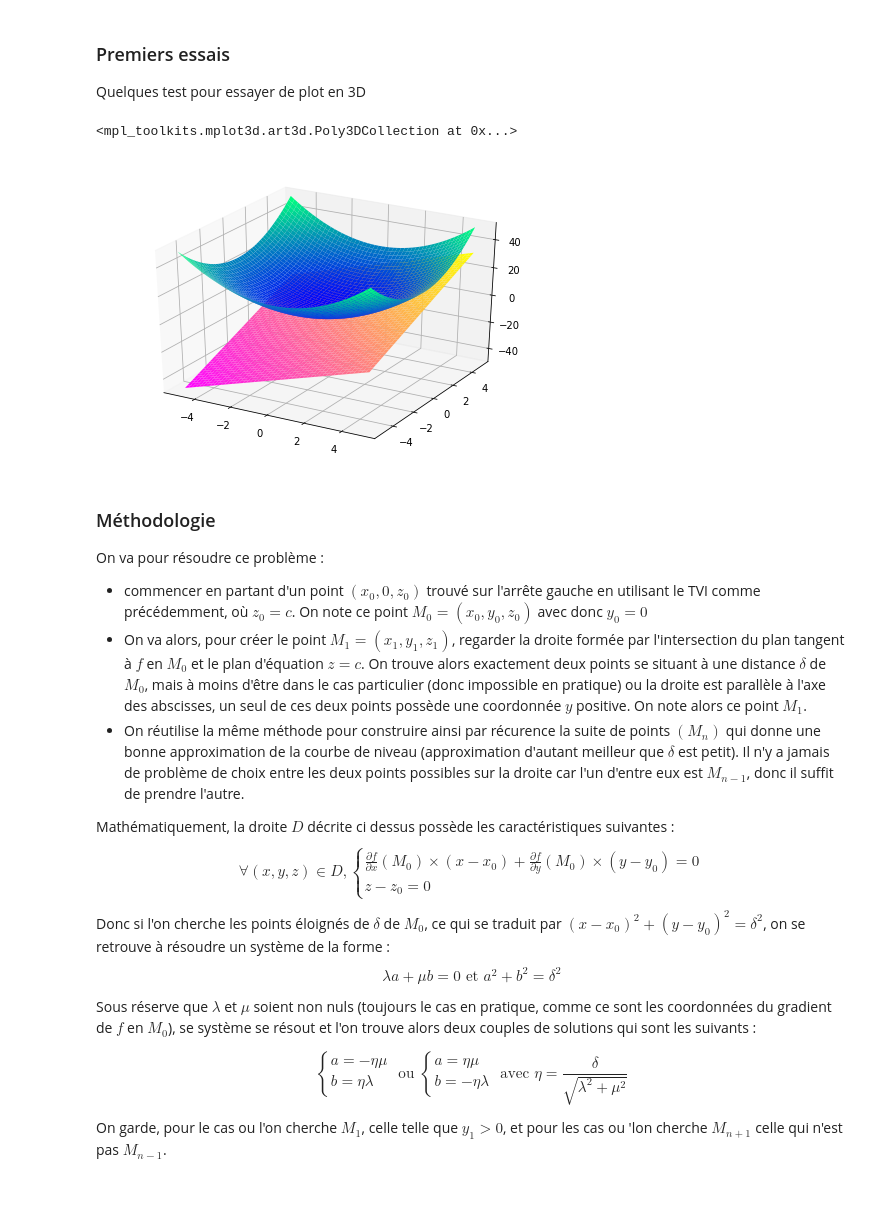
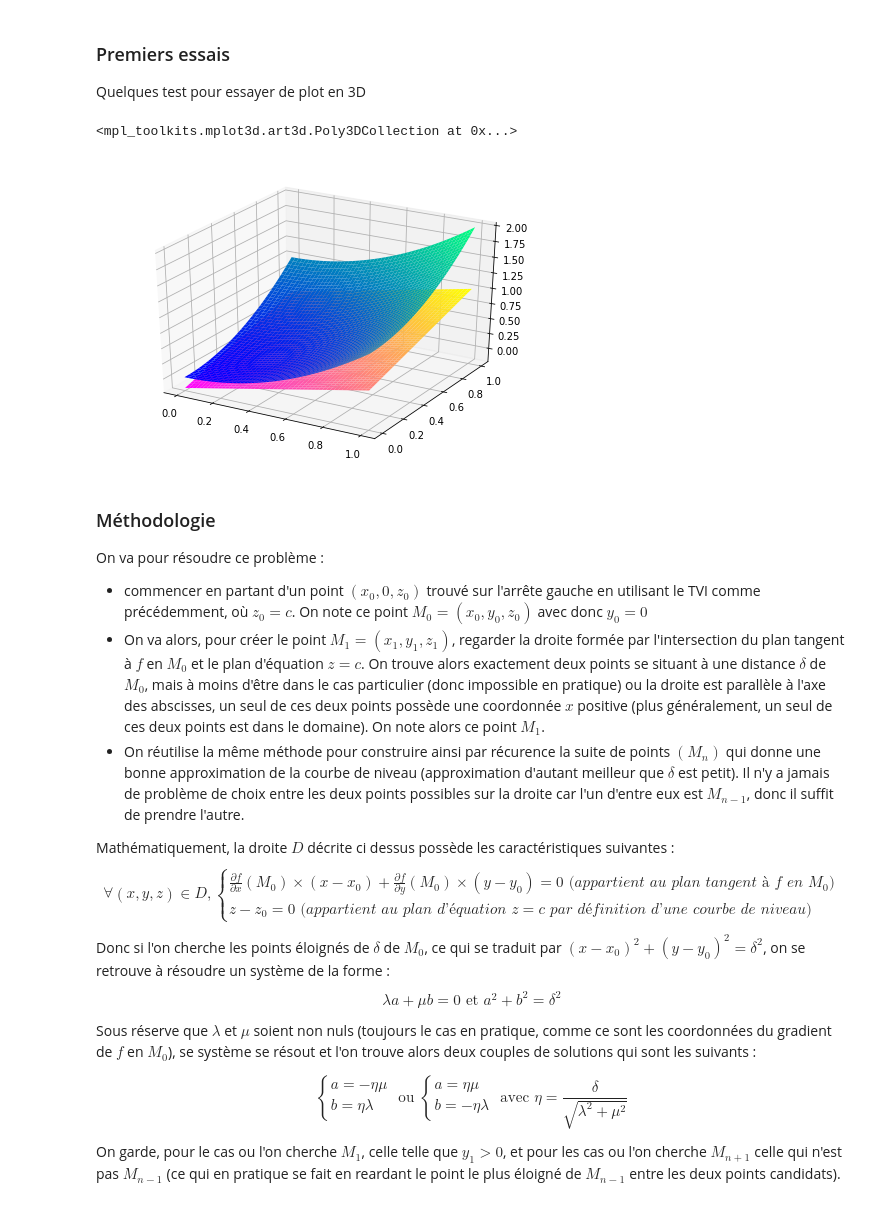
Before and after one commit to RSLLES/Projet_CD2, a Jupyter notebook: projet.ipynb, the cells around one changed output. Drawn from its saved outputs; the diff is of its cells as text; code cells hidden in the pictures.

```diff
--- a/projet.ipynb
+++ b/projet.ipynb
@@ -72,38 +72,39 @@ Quelques test pour essayer de plot en 3D
 # %%
 def f(x, y):
     """Fonction f avec laquelle on travaille"""
     return np.power(x,2) + np.power(y,2)
+    #return np.exp(-10*(np.power(x-0.5,2)+np.power(y-0.5,2)))
 
 #Création du graphe en 3D
-domain_x = np.linspace(-5, 5)
-domain_y = np.linspace(-5, 5)
+domain_x = np.linspace(0, 1)
+domain_y = np.linspace(0, 1)
 X, Y = np.meshgrid(domain_x, domain_y)
 fig = plt.figure()
 ax = Axes3D(fig)
 
 #On trace f
 ax.plot_surface(X, Y, f(X, Y), cmap='winter')
 
 #Test de tracé du plan tg en un point (x0,y0)
-x0,y0 = 2,2
+x0,y0 = 0.3,0.3
 planEnM = creerPlanTg(f, x0, y0)
 ax.plot_surface(X, Y, planEnM(X,Y), cmap='spring')
 # %% [output]
 <mpl_toolkits.mplot3d.art3d.Poly3DCollection at 0x...>
-[figure, old version]
+[figure, new version]
 # %% [markdown]
 ### Méthodologie
 On va pour résoudre ce problème :
 - commencer en partant d'un point $(x_0,0, z_0)$ trouvé sur l'arrête gauche en utilisant le TVI comme précédemment, où $z_0 = c$. On note ce point $M_0 = (x_0,y_0, z_0)$ avec donc $y_0 = 0$
-- On va alors, pour créer le point $M_1 = (x_1,y_1, z_1)$, regarder la droite formée par l'intersection du plan tangent à $f$ en $M_0$ et le plan d'équation $z=c$. On trouve alors exactement deux points se situant à une distance $\delta$ de $M_0$, mais à moins d'être dans le cas particulier (donc impossible en pratique) ou la droite est parallèle à l'axe des abscisses, un seul de ces deux points possède une coordonnée $y$ positive. On note alors ce point $M_1$.
+- On va alors, pour créer le point $M_1 = (x_1,y_1, z_1)$, regarder la droite formée par l'intersection du plan tangent à $f$ en $M_0$ et le plan d'équation $z=c$. On trouve alors exactement deux points se situant à une distance $\delta$ de $M_0$, mais à moins d'être dans le cas particulier (donc impossible en pratique) ou la droite est parallèle à l'axe des abscisses, un seul de ces deux points possède une coordonnée $x$ positive (plus généralement, un seul de ces deux points est dans le domaine). On note alors ce point $M_1$.
 - On réutilise la même méthode pour construire ainsi par récurence la suite de points $(M_n)$ qui donne une bonne approximation de la courbe de niveau (approximation d'autant meilleur que $\delta$ est petit). Il n'y a jamais de problème de choix entre les deux points possibles sur la droite car l'un d'entre eux est $M_{n-1}$, donc il suffit de prendre l'autre.
 
 
 Mathématiquement, la droite $D$ décrite ci dessus possède les caractéristiques suivantes :
 $$\forall (x,y,z) \in D, \left\{
     \begin{array}{ll}
-        \frac{\partial f}{\partial x}(M_0) \times (x-x_0) + \frac{\partial f}{\partial y}(M_0) \times (y-y_0) = 0 \\
-        z - z_0 = 0
+        \frac{\partial f}{\partial x}(M_0) \times (x-x_0) + \frac{\partial f}{\partial y}(M_0) \times (y-y_0) = 0 \textit{ (appartient au plan tangent à $f$ en $M_0$)}\\
+        z - z_0 = 0 \textit{ (appartient au plan d'équation $z = c$ par définition d'une courbe de niveau)}
     \end{array}
 \right.$$
 
@@ -127,7 +128,7 @@ $$\left\{
 \text{ avec } \eta = \frac{\delta}{\sqrt{\lambda^2 + \mu^2}}$$
 
 
-On garde, pour le cas ou l'on cherche $M_1$, celle telle que $y_1 >0$, et pour les cas ou 'lon cherche $M_{n+1}$ celle qui n'est pas $M_{n-1}$.
+On garde, pour le cas ou l'on cherche $M_1$, celle telle que $y_1 >0$, et pour les cas ou l'on cherche $M_{n+1}$ celle qui n'est pas $M_{n-1}$ (ce qui en pratique se fait en reardant le point le plus éloigné de $M_{n-1}$ entre les deux points candidats).
 # %%
 def simple_contour(f, c=0.0, delta=0.01):
     """Methode donnant la ligne de niveau de la fonction f a la hauteur c sur le domaine [0,1]^2
```
Also changed, not shown: parts of 5 cells of this notebook.
